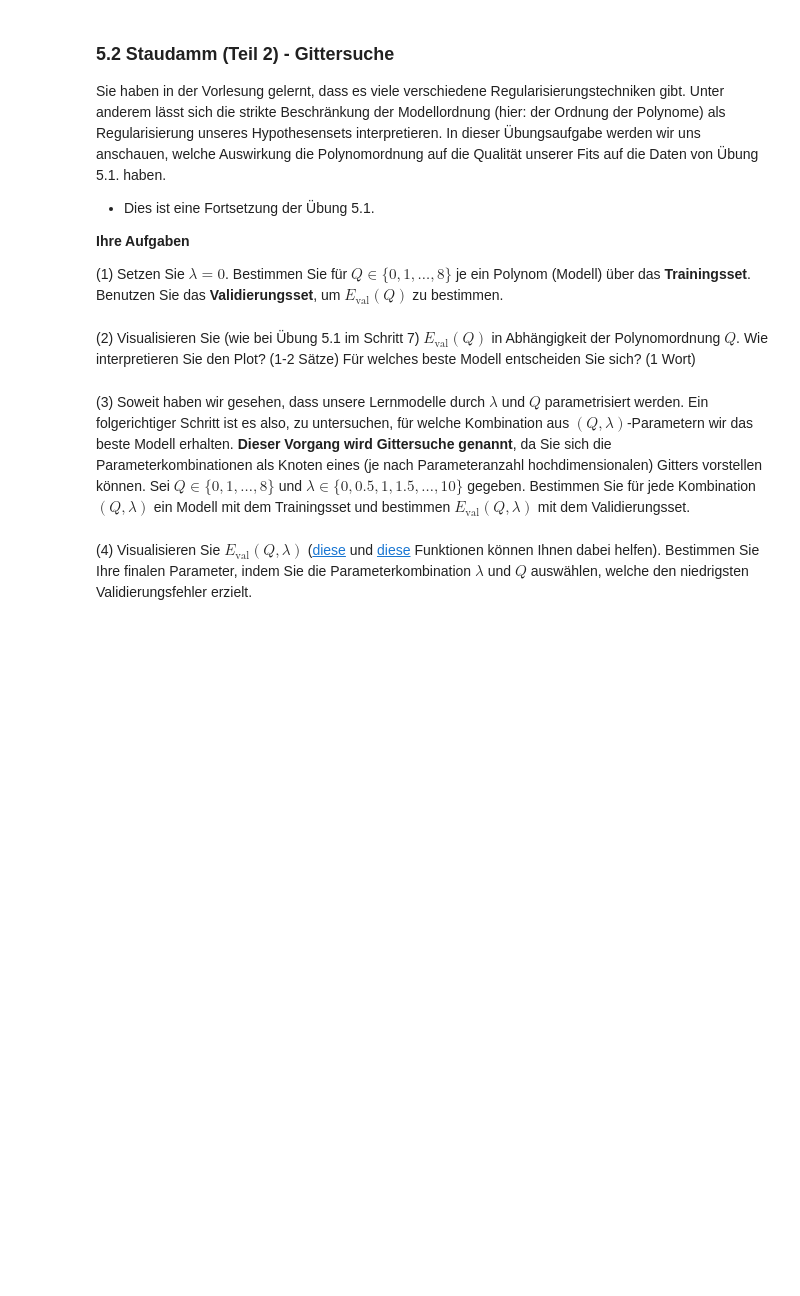
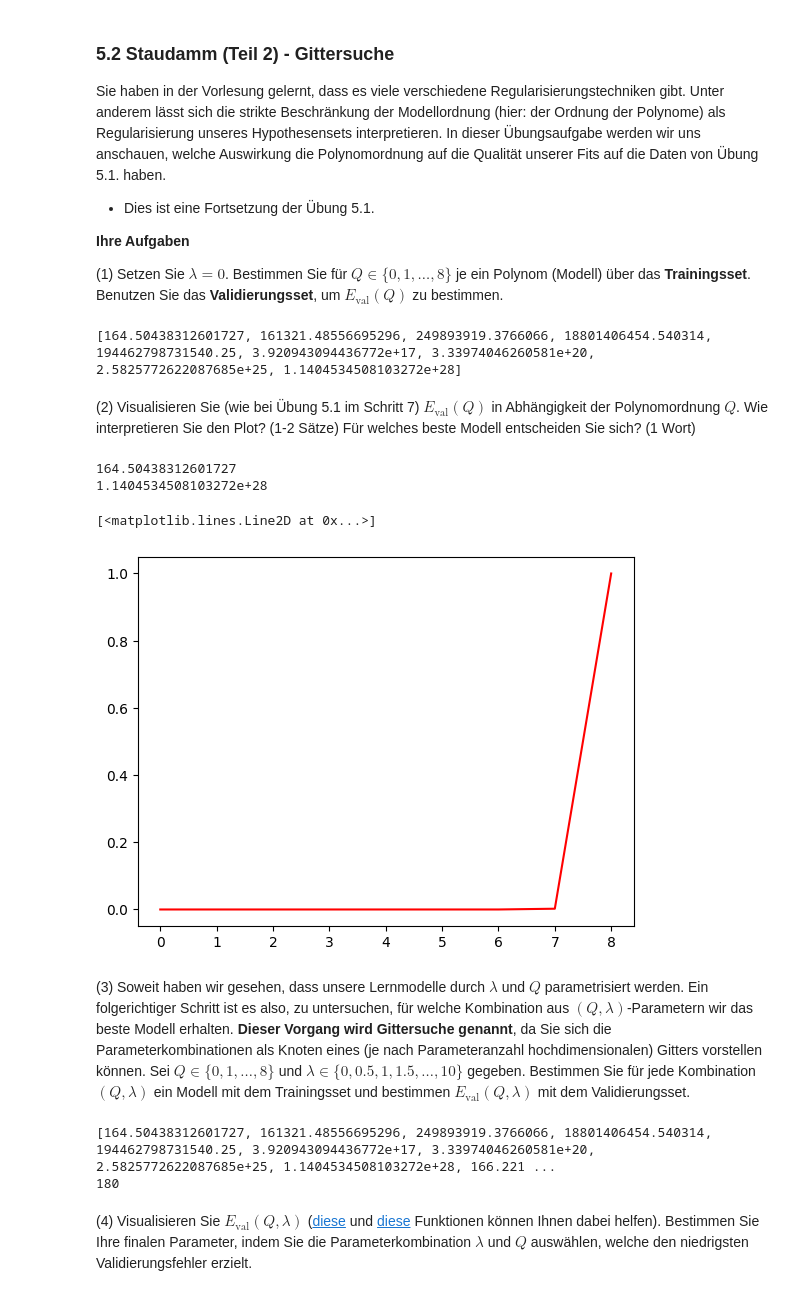
Before and after one commit to Emanuel162/MachineLearning, a Jupyter notebook: UebungenML/SJMN-5.ipynb, the cells around one changed output. Drawn from its saved outputs; the diff is of its cells as text; code cells hidden in the pictures; blank space fills up the shorter version.

```diff
--- a/UebungenML/SJMN-5.ipynb
+++ b/UebungenML/SJMN-5.ipynb
@@ -233,10 +202,51 @@ Sie haben in der Vorlesung gelernt, dass es viele verschiedene Regularisierungst
 **Ihre Aufgaben**
 
 (1) Setzen Sie $\lambda=0$. Bestimmen Sie für $Q\in\{0, 1, \ldots, 8\}$ je ein Polynom (Modell) über das **Trainingsset**. Benutzen Sie das **Validierungsset**, um $E_\text{val}(Q)$ zu bestimmen.
+# %%
+phi = [phi_q(x_train, 0),
+phi_q(x_train, 1),
+phi_q(x_train, 2),
+phi_q(x_train, 3),
+phi_q(x_train, 4),
+phi_q(x_train, 5),
+phi_q(x_train, 6),
+phi_q(x_train, 7),
+phi_q(x_train, 8)]
+e_mids = []
+for j in range(0,9):
+    lin_reg0 = lin_reg_regularized(phi[j], y_train, 0)
+    e_mids.append(e_mid(x_val, y_val, lambda x: get_final_g(x, lin_reg0)))
+print(e_mids)
+# %% [output]
+[164.50438312601727, 161321.48556695296, 249893919.3766066, 18801406454.540314, 194462798731540.25, 3.920943094436772e+17, 3.33974046260581e+20, 2.5825772622087685e+25, 1.1404534508103272e+28]
 # %% [markdown]
 (2) Visualisieren Sie (wie bei Übung 5.1 im Schritt 7) $E_\text{val}(Q)$ in Abhängigkeit der Polynomordnung $Q$. Wie interpretieren Sie den Plot? (1-2 Sätze) Für welches beste Modell entscheiden Sie sich? (1 Wort)
+# %%
+x_plot = np.arange(0, 9, 1)
+e_min = min(e_mids)
+e_max = max(e_mids)
+print(min(e_mids))
+print(max(e_mids))
+e_mids /= e_max
+plt.plot(x_plot, e_mids, "r")
+# %% [output]
+164.50438312601727
+1.1404534508103272e+28
+[<matplotlib.lines.Line2D at 0x...>]
+[figure, added]
 # %% [markdown]
 (3) Soweit haben wir gesehen, dass unsere Lernmodelle durch $\lambda$ und $Q$ parametrisiert werden. Ein folgerichtiger Schritt ist es also, zu untersuchen, für welche Kombination aus $(Q,\lambda)$-Parametern wir das beste Modell erhalten. **Dieser Vorgang wird Gittersuche genannt**, da Sie sich die Parameterkombinationen als Knoten eines (je nach Parameteranzahl hochdimensionalen) Gitters vorstellen können. Sei $Q\in\{0, 1, \ldots, 8\}$ und $\lambda \in \{0, 0.5, 1, 1.5, \ldots, 10 \}$ gegeben. Bestimmen Sie für jede Kombination $(Q, \lambda)$ ein Modell mit dem Trainingsset und bestimmen $E_\text{val}(Q,\lambda)$ mit dem Validierungsset.
+# %%
+e_mids = []
+for i in range(0,20):
+    for j in range(0,9):
+        lin_reg0 = lin_reg_regularized(phi[j], y_train, i/2)
+        e_mids.append(e_mid(x_val, y_val, lambda x: get_final_g(x, lin_reg0)))
+print(e_mids)
+print(len(e_mids))
+# %% [output]
+[164.50438312601727, 161321.48556695296, 249893919.3766066, 18801406454.540314, 194462798731540.25, 3.920943094436772e+17, 3.33974046260581e+20, 2.5825772622087685e+25, 1.1404534508103272e+28, 166.221 ...
+180
 # %% [markdown]
 (4) Visualisieren Sie $E_\text{val}(Q,\lambda)$ ([diese](https://matplotlib.org/api/_as_gen/matplotlib.pyplot.imshow.html) und [diese](https://matplotlib.org/api/_as_gen/matplotlib.pyplot.colorbar.html) Funktionen können Ihnen dabei helfen). Bestimmen Sie Ihre finalen Parameter, indem Sie die Parameterkombination $\lambda$ und $Q$ auswählen, welche den niedrigsten Validierungsfehler erzielt.
 # %% [markdown]
```
Also changed, not shown: parts of 4 cells of this notebook.
